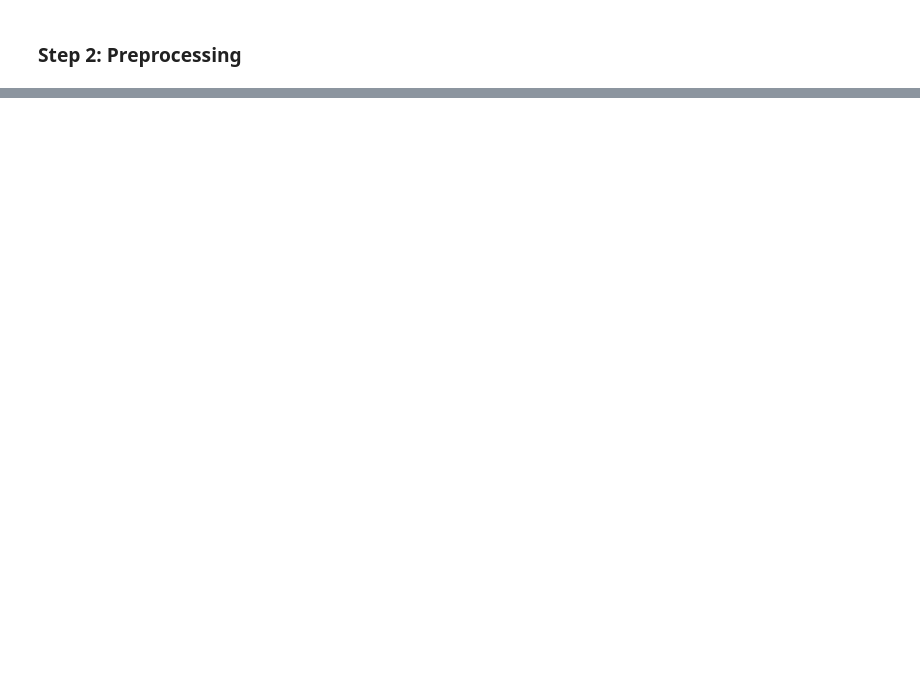
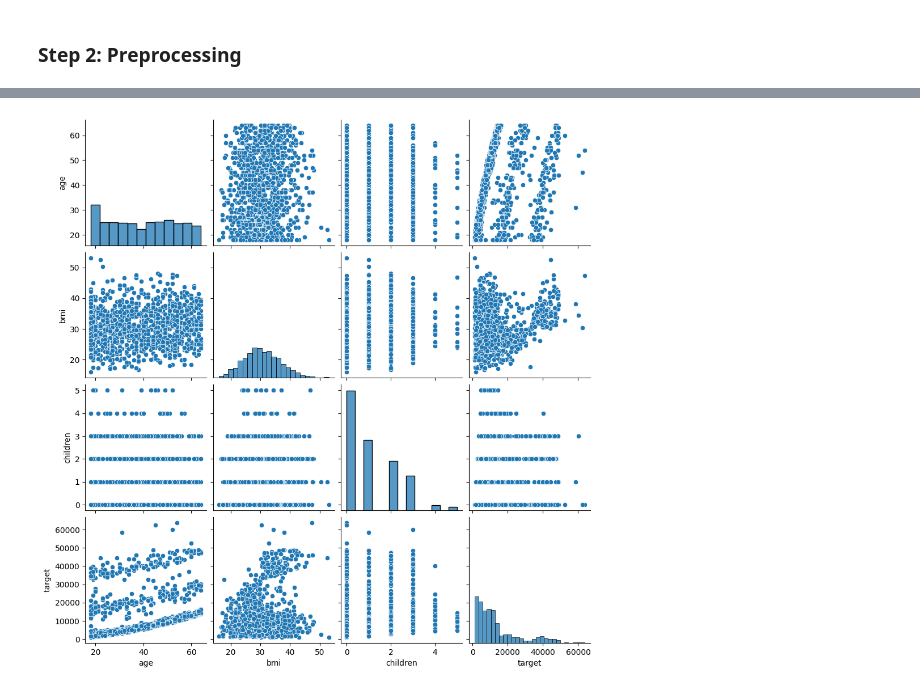
Before and after one commit to rodri-iot/machine-learning-python-template, a Jupyter notebook: src/app.ipynb, the cells around one changed output, grey strips where cells are left out. Cells and saved outputs as stored; diff of their text form; code cells hidden in the pictures; blank space fills up the shorter version.

```diff
--- a/src/app.ipynb
+++ b/src/app.ipynb
@@ -211,0 +141,6 @@ display(df_train.describe(include= 'number').T)
+# %%
+# Step 3.2: Bivariate analysis
+sns.pairplot(data= df_train)
+plt.show()
+# %% [output]
+[figure, added]
```
Also changed, not shown: parts of 40 cells of this notebook, 6 other files.
